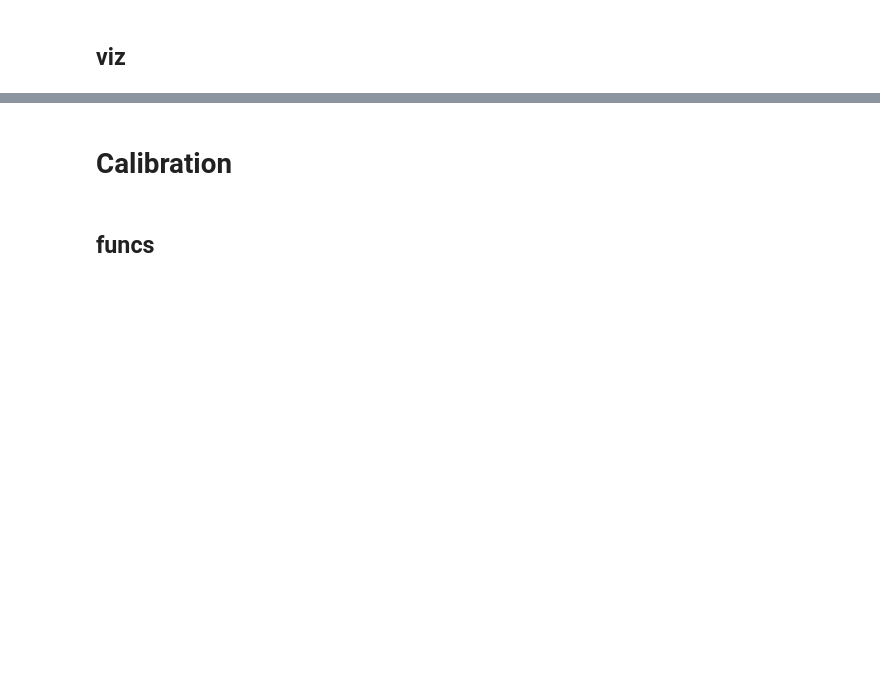
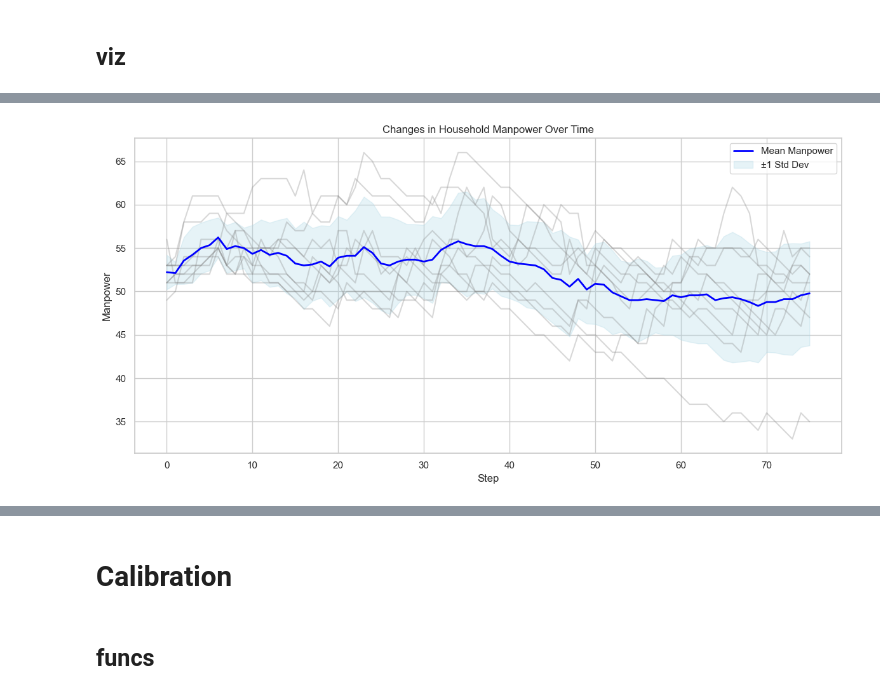
Before and after one commit to itaylub/Iron-Age-IIA-Negev-Highlands-ABM, a Jupyter notebook: Code/model_code_26.ipynb, the cells around one changed output, grey strips where cells are left out. Saved outputs shown, nothing was run; the diff lists cells and outputs as text; code cells hidden in the pictures; blank space fills up the shorter version.

```diff
--- a/Code/model_code_26.ipynb
+++ b/Code/model_code_26.ipynb
@@ -1328,7 +1405,7 @@ class NomadModel(mesa.Model):
     The main model class of the simulation.
     Manages agents, the environment, and the simulation steps.
     """
-    def __init__(self, suitability_raster, return_raster, stress_ras, inds, place_raster=place_raster, ras_w=wts):
+    def __init__(self, suitability_raster, return_raster, stress_ras, inds, place_raster=place_raster, ras_w=wts, y_output=y_output):
         """
         Initialize the model with rasters, weights, and agents.
 
@@ -1346,6 +1423,7 @@ class NomadModel(mesa.Model):
         self.grid = mesa.space.MultiGrid(width, height, False)  # MultiGrid for agent placement
         self.yearly_outputs = []  # Store yearly outputs for analysis
         self.suitability_raster = suitability_raster  # Environmental suitability raster
+        self.inds=inds #store years oreder for reproducibility
         self.target_raster = np.zeros_like(self.suitability_raster)  # Target raster for calculations
         self.return_raster = return_raster  # Return-to-site suitability raster
         self.place_raster = place_raster  # Raster defining valid placement areas
@@ -1358,6 +1436,7 @@ class NomadModel(mesa.Model):
         self.threshold = 10  # Surplus Threshold for decision-making
         self.scheduled_new_agents = []  # Initialize the list for scheduled agent creations
         self.veg_ras = y_output[inds[0]][0]
+        self.veg_map=y_output[inds[0]][0]
         self.ag_ras = y_output[inds[0]][1]
         self.stress_ras = stress_ras
         self.ras_control.append(self.suitability_raster.copy())  # Store initial suitability raster
@@ -1369,7 +1448,7 @@ class NomadModel(mesa.Model):
             agent = Household_Agent(self, threshold=self.threshold)
             mesa_x, mesa_y = place_household(self, agent, self.suitability_raster)  # Place household
             self.grid.place_agent(agent, (mesa_x, mesa_y))
-            self.target_raster[to_numpy_y(self, agent.pos[1]), agent.pos[0]] += 0.75
+            self.target_raster[to_numpy_y(self, agent.pos[1]), agent.pos[0]] += 0.5
             territory = self.grid.get_neighborhood((mesa_x, mesa_y), moore=True, include_center=True, radius=25)
             agent.territory = territory  # Assign territory to the household
             self.territories.append(agent.territory)
@@ -1378,7 +1457,7 @@ class NomadModel(mesa.Model):
                 selected_cell = place_members(self, agent,agent.territory)  # Place member
                 env_degrade(self, selected_cell[0], selected_cell[1], 11, 0.3, 0.5)  # Simulate member degradation
                 agent.memory.append([selected_cell, env_mean_val(self, selected_cell, 5), self.year])
-                self.target_raster[to_numpy_y(self, selected_cell[1]), selected_cell[0]] += 0.5
+                self.target_raster[to_numpy_y(self, selected_cell[1]), selected_cell[0]] += 0.25
             env_degrade(self, mesa_x, mesa_y, 25, 0.5, 0.9)  # Simulate household level environmental degradation
             agent.memory.append([agent.pos, env_mean_val(self, agent.pos, 20), self.year])  # Store memory
 
@@ -1386,7 +1465,7 @@ class NomadModel(mesa.Model):
 
         # Set up DataCollector for agent data
         self.datacollector = DataCollector(agent_reporters={"Manpower": "manpower","flocks":"flock_head",
-                                            "surplus": "surplus","position": "pos","enclosures": lambda a: list(a.enc_memory)})
+                                            "surplus": "surplus", "proseprity index" : "prosperity_index","position": "pos","enclosures": lambda a: list(a.enc_memory)})
         self.datacollector.collect(self)  # Collect initial data
         #print('done_init')
 
@@ -1411,6 +1490,10 @@ class NomadModel(mesa.Model):
         self.veg_ras = y_output[inds[self.year]][0]
         self.ag_ras = y_output[inds[self.year]][1]
         self.stress_ras = stress_ras
+        stress_safe = np.where(self.stress_ras == 0, 0.01, self.stress_ras)
+        inverse_stress = 1 / (stress_safe / 10)
+        capped_stress = np.minimum((inverse_stress - 1), 9)
+        self.veg_map = np.maximum((self.veg_ras * (1 - (capped_stress * 0.1))), 0)
         self.target_raster = np.zeros_like(self.suitability_raster)  # Reset target raster
         if hasattr(self, 'scheduled_new_agents') and self.scheduled_new_agents:
             for resources in self.scheduled_new_agents:
@@ -1479,7 +1562,7 @@ def run_model(model_years, wts, y_output=y_output):
     suitability_raster, return_raster, stress_ras = get_suitability_raster(y_output, inds, year=0, yearly_outputs=[], weights=wts)
 
     # Initialize the model with the generated rasters
-    model = NomadModel(suitability_raster, return_raster, stress_ras, inds)
+    model = NomadModel(suitability_raster, return_raster, stress_ras, inds, ras_w=wts, y_output=y_output)
 
     # Create a directory for storing run results
     run_directory = r"D:\itay\ABM\Results\runs_simp\run_{}".format(current_date)
@@ -1506,6 +1589,9 @@ def run_model(model_years, wts, y_output=y_output):
         json.dump(permanent_weights_dict, f)
     with open(os.path.join(run_directory, "yearly_weights_dict.json"), "w") as f:
         json.dump(yearly_weights_dict, f)
+    #save year order
+    with open(os.path.join(run_directory, "year_order.json"), "w") as f:
+        json.dump(inds, f)
 
     # Turn interactive mode back on at the end if needed for other visualizations
     plt.ion()
@@ -1550,3 +1668,35 @@ plot_all_surplus(household_data)
+# %%
+# Reset index to make Step and AgentID regular columns if needed
+household_data_reset = household_data.reset_index()
+
+# Create the plot
+plt.figure(figsize=(12, 6))
+sns.set_style("whitegrid")
+
+# Plot individual lines for each agent's flocks
+sns.lineplot(data=household_data_reset, x="Step", y="Manpower", alpha=0.3, color='gray',
+             units="AgentID", estimator=None, legend=False)
+
+# Calculate mean and std for each step
+stats = household_data_reset.groupby("Step")["Manpower"].agg(['mean', 'std']).reset_index()
+
+# Plot mean line
+plt.plot(stats["Step"], stats["mean"], color='blue', label='Mean Manpower', linewidth=2)
+
+# Add standard deviation bands
+plt.fill_between(stats["Step"],
+                 stats["mean"] - stats["std"],
+                 stats["mean"] + stats["std"],
+                 alpha=0.3, color='lightblue', label='±1 Std Dev')
+
+plt.title("Changes in Household Manpower Over Time")
+plt.xlabel("Step")
+plt.ylabel("Manpower")
+plt.legend()
+plt.tight_layout()
+plt.show()
+# %% [output]
+[figure, added]
 # %%
 # Reset index to make Step and AgentID regular columns if needed
 household_data_reset = household_data.reset_index()
```
Also changed, not shown: parts of 23 cells of this notebook, 2 other files.
